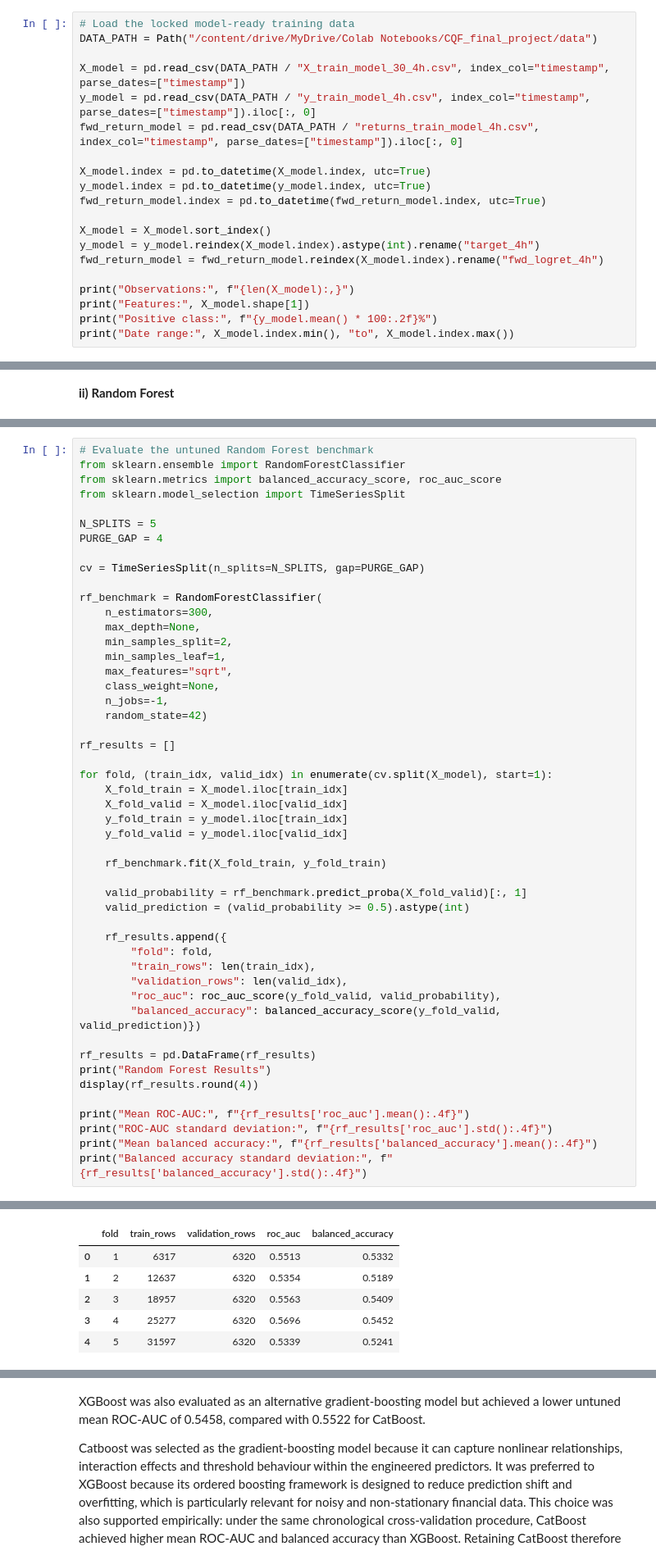
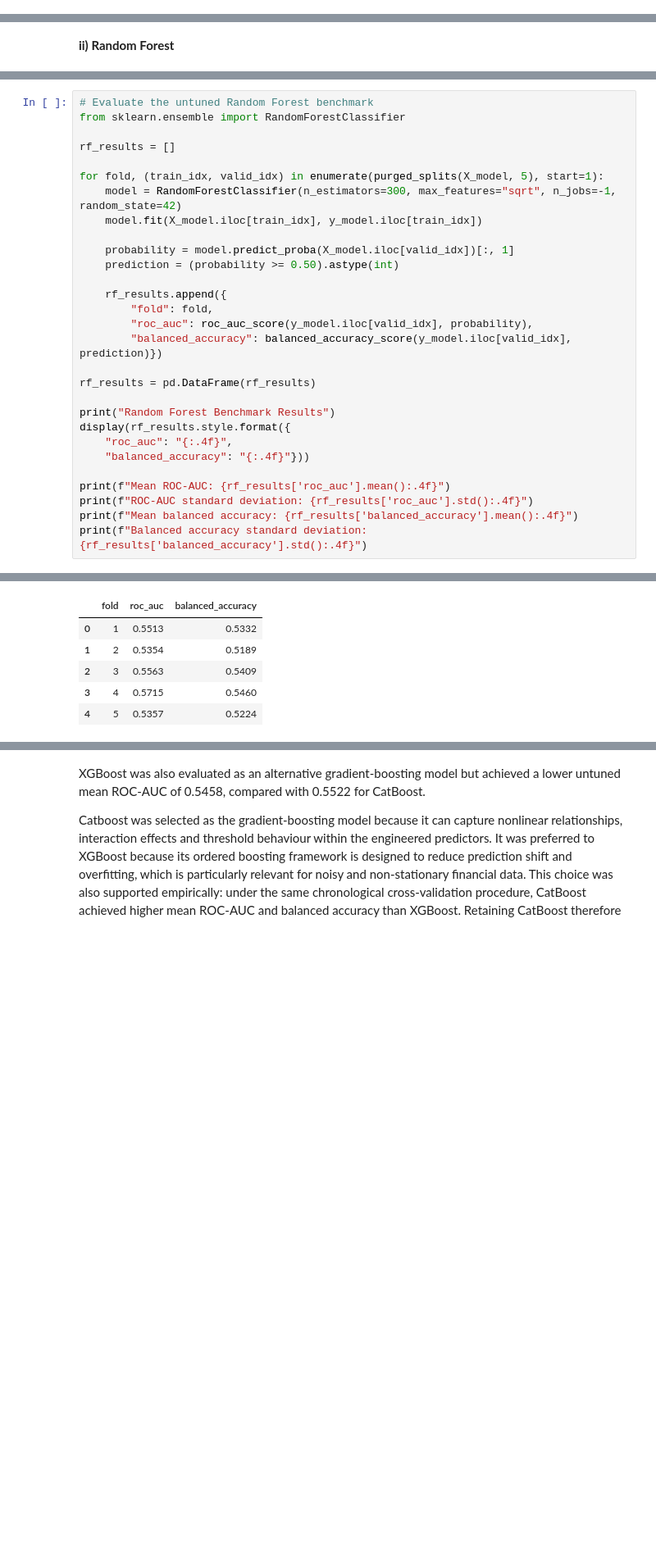
Before and after one commit to jade-lam/CQF, a Jupyter notebook: CQF_Final_Project.ipynb, the cells around one changed output, grey strips where cells are left out. Shown at 82% size. Cells and saved outputs as stored; diff of their text form; blank space fills up the shorter version.

```diff
--- a/CQF_Final_Project.ipynb
+++ b/CQF_Final_Project.ipynb
@@ -4267,20 +4273,0 @@ The benchmark results, fold stability and prediction disagreement are subsequent
-# %%
-# Load the locked model-ready training data
-DATA_PATH = Path("/content/drive/MyDrive/Colab Notebooks/CQF_final_project/data")
-
-X_model = pd.read_csv(DATA_PATH / "X_train_model_30_4h.csv", index_col="timestamp", parse_dates=["timestamp"])
-y_model = pd.read_csv(DATA_PATH / "y_train_model_4h.csv", index_col="timestamp", parse_dates=["timestamp"]).iloc[:, 0]
-fwd_return_model = pd.read_csv(DATA_PATH / "returns_train_model_4h.csv", index_col="timestamp", parse_dates=["timestamp"]).iloc[:, 0]
-
-X_model.index = pd.to_datetime(X_model.index, utc=True)
-y_model.index = pd.to_datetime(y_model.index, utc=True)
-fwd_return_model.index = pd.to_datetime(fwd_return_model.index, utc=True)
-
-X_model = X_model.sort_index()
-y_model = y_model.reindex(X_model.index).astype(int).rename("target_4h")
-fwd_return_model = fwd_return_model.reindex(X_model.index).rename("fwd_logret_4h")
-
-print("Observations:", f"{len(X_model):,}")
-print("Features:", X_model.shape[1])
-print("Positive class:", f"{y_model.mean() * 100:.2f}%")
-print("Date range:", X_model.index.min(), "to", X_model.index.max())
@@ -4388,50 +4343,30 @@ Standard and robust scaling produced virtually identical validation performance.
 # %%
 # Evaluate the untuned Random Forest benchmark
 from sklearn.ensemble import RandomForestClassifier
-from sklearn.metrics import balanced_accuracy_score, roc_auc_score
-from sklearn.model_selection import TimeSeriesSplit
-
-N_SPLITS = 5
-PURGE_GAP = 4
-
-cv = TimeSeriesSplit(n_splits=N_SPLITS, gap=PURGE_GAP)
-
-rf_benchmark = RandomForestClassifier(
-    n_estimators=300,
-    max_depth=None,
-    min_samples_split=2,
-    min_samples_leaf=1,
-    max_features="sqrt",
-    class_weight=None,
-    n_jobs=-1,
-    random_state=42)
 
 rf_results = []
 
-for fold, (train_idx, valid_idx) in enumerate(cv.split(X_model), start=1):
-    X_fold_train = X_model.iloc[train_idx]
-    X_fold_valid = X_model.iloc[valid_idx]
-    y_fold_train = y_model.iloc[train_idx]
-    y_fold_valid = y_model.iloc[valid_idx]
+for fold, (train_idx, valid_idx) in enumerate(purged_splits(X_model, 5), start=1):
+    model = RandomForestClassifier(n_estimators=300, max_features="sqrt", n_jobs=-1, random_state=42)
+    model.fit(X_model.iloc[train_idx], y_model.iloc[train_idx])
 
-    rf_benchmark.fit(X_fold_train, y_fold_train)
-
-    valid_probability = rf_benchmark.predict_proba(X_fold_valid)[:, 1]
-    valid_prediction = (valid_probability >= 0.5).astype(int)
+    probability = model.predict_proba(X_model.iloc[valid_idx])[:, 1]
+    prediction = (probability >= 0.50).astype(int)
 
     rf_results.append({
         "fold": fold,
-        "train_rows": len(train_idx),
-        "validation_rows": len(valid_idx),
-        "roc_auc": roc_auc_score(y_fold_valid, valid_probability),
-        "balanced_accuracy": balanced_accuracy_score(y_fold_valid, valid_prediction)})
+        "roc_auc": roc_auc_score(y_model.iloc[valid_idx], probability),
+        "balanced_accuracy": balanced_accuracy_score(y_model.iloc[valid_idx], prediction)})
 
 rf_results = pd.DataFrame(rf_results)
-print("Random Forest Results")
-display(rf_results.round(4))
 
-print("Mean ROC-AUC:", f"{rf_results['roc_auc'].mean():.4f}")
-print("ROC-AUC standard deviation:", f"{rf_results['roc_auc'].std():.4f}")
-print("Mean balanced accuracy:", f"{rf_results['balanced_accuracy'].mean():.4f}")
-print("Balanced accuracy standard deviation:", f"{rf_results['balanced_accuracy'].std():.4f}")
+print("Random Forest Benchmark Results")
+display(rf_results.style.format({
+    "roc_auc": "{:.4f}",
+    "balanced_accuracy": "{:.4f}"}))
+
+print(f"Mean ROC-AUC: {rf_results['roc_auc'].mean():.4f}")
+print(f"ROC-AUC standard deviation: {rf_results['roc_auc'].std():.4f}")
+print(f"Mean balanced accuracy: {rf_results['balanced_accuracy'].mean():.4f}")
+print(f"Balanced accuracy standard deviation: {rf_results['balanced_accuracy'].std():.4f}")
 # %% [output]
@@ -4439,6 +4374,6 @@ Random Forest Results
-|  | fold | train_rows | validation_rows | roc_auc | balanced_accuracy |
-| 0 | 1 | 6317 | 6320 | 0.5513 | 0.5332 |
-| 1 | 2 | 12637 | 6320 | 0.5354 | 0.5189 |
-| 2 | 3 | 18957 | 6320 | 0.5563 | 0.5409 |
-| 3 | 4 | 25277 | 6320 | 0.5696 | 0.5452 |
-| 4 | 5 | 31597 | 6320 | 0.5339 | 0.5241 |
+|  | fold | roc_auc | balanced_accuracy |
+| 0 | 1 | 0.5513 | 0.5332 |
+| 1 | 2 | 0.5354 | 0.5189 |
+| 2 | 3 | 0.5563 | 0.5409 |
+| 3 | 4 | 0.5715 | 0.5460 |
+| 4 | 5 | 0.5357 | 0.5224 |
```
Also changed, not shown: parts of 45 cells of this notebook.
